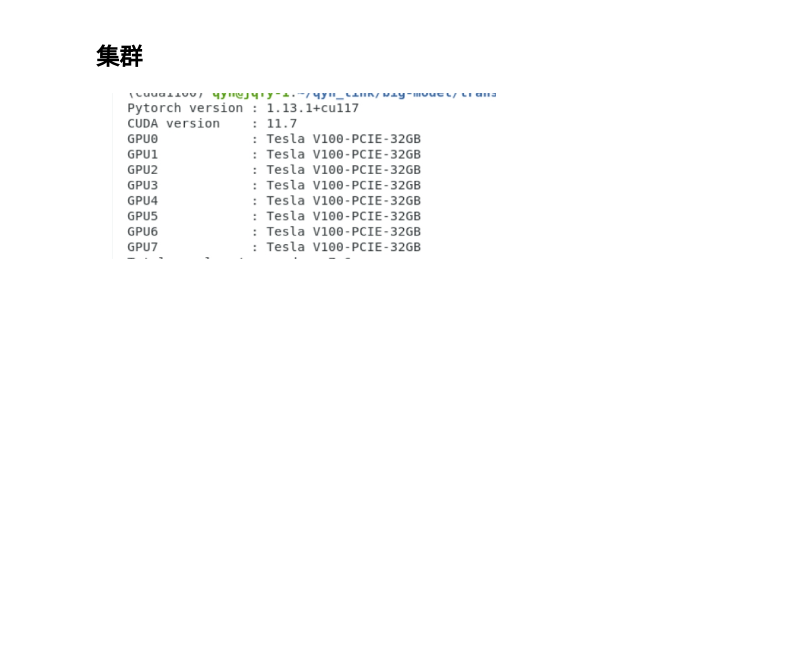
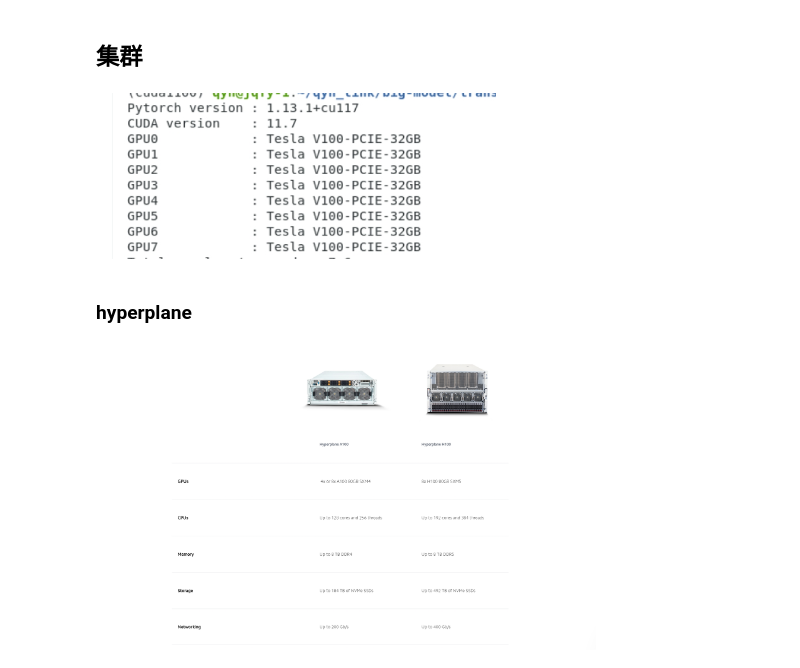
Before and after one commit to chunhuizhang/deeplearning-envs, a Jupyter notebook: nv_gpus_clusters.ipynb, the cells around one changed output. Drawn from its saved outputs; the diff is of its cells as text; code cells hidden in the pictures; blank space fills up the shorter version.

```diff
--- a/nv_gpus_clusters.ipynb
+++ b/nv_gpus_clusters.ipynb
@@ -25,3 +25,9 @@ Image('./imgs/a800-h800.png', width=500)
 Image('./imgs/v100.jpeg', width=400)
 # %% [output]
 [figure]
+# %% [markdown]
+### hyperplane
+# %%
+Image('./imgs/hyperplane.jpeg', width=500)
+# %% [output]
+[figure, added]
```
Also changed, not shown: 1 other file.
